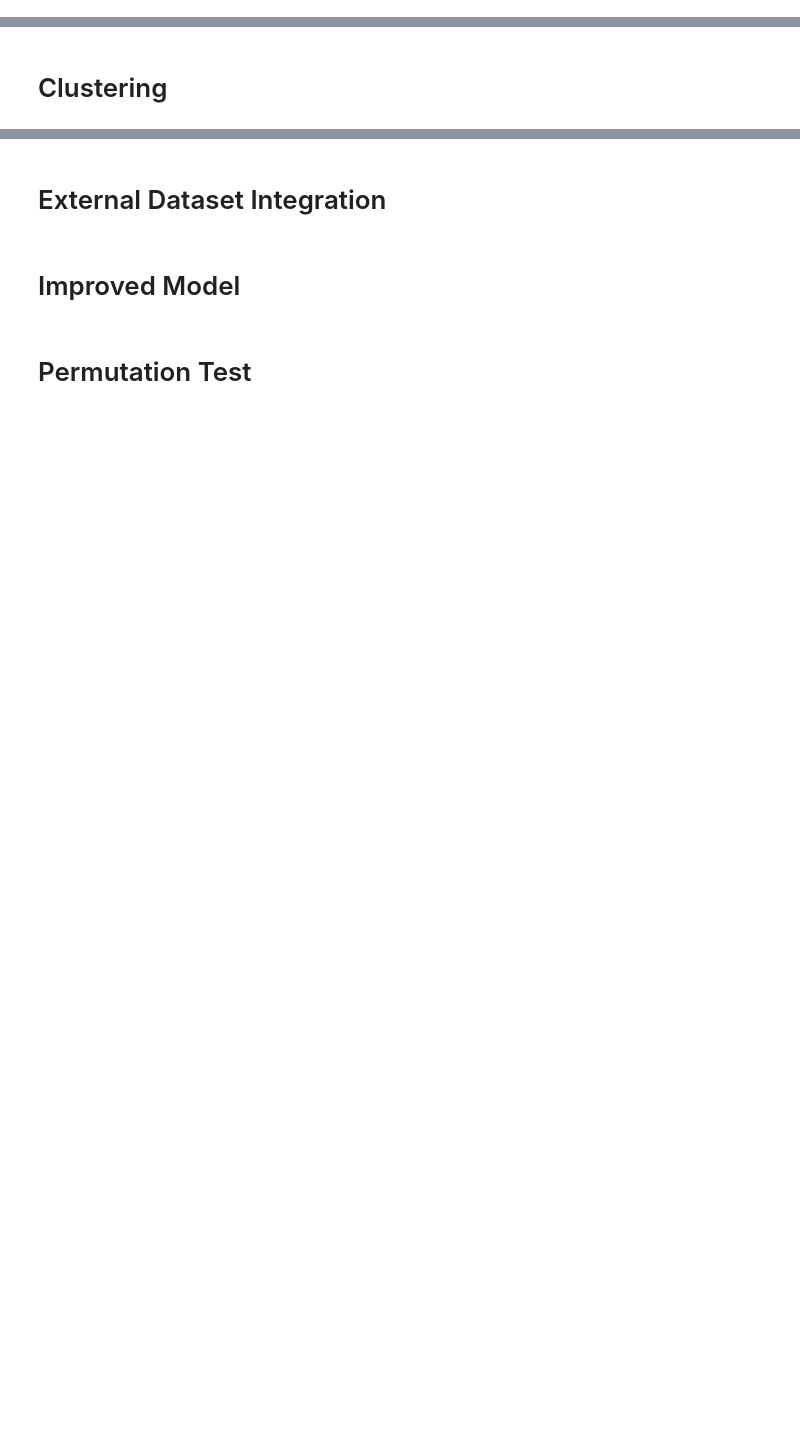
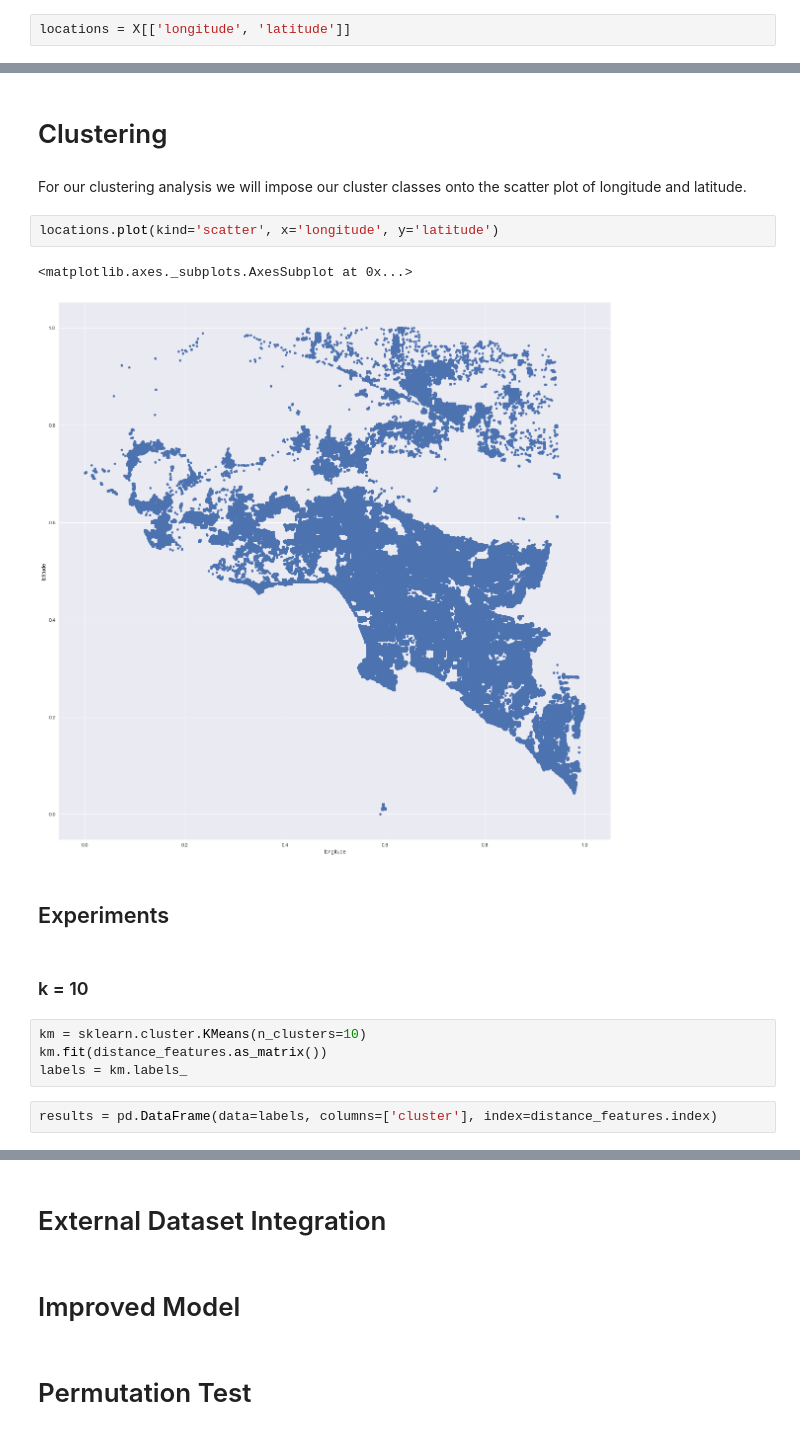
Before and after one commit to moduIo/Data-Science, a Jupyter notebook: HW3/HW3.ipynb, the cells around one changed output, grey strips where cells are left out. Cells and saved outputs as stored; diff of their text form; blank space fills up the shorter version.

Commit message:
Add clustering

```diff
--- a/HW3/HW3.ipynb
+++ b/HW3/HW3.ipynb
@@ -313 +315,3 @@ locations = X[['regionidcounty', 'regionidcity', 'regionidzip', 'regionidneighbo
+# %%
+locations = X[['longitude', 'latitude']]
 # %%
@@ -404,2 +392,19 @@ Unfortunately the dataset is far too large to plot fully, so we will have to hav
 # %% [markdown]
 # Clustering
+# %% [markdown]
+For our clustering analysis we will impose our cluster classes onto the scatter plot of longitude and latitude.
+# %%
+locations.plot(kind='scatter', x='longitude', y='latitude')
+# %% [output]
+<matplotlib.axes._subplots.AxesSubplot at 0x...>
+[figure, added]
+# %% [markdown]
+## Experiments
+# %% [markdown]
+### k = 10
+# %%
+km = sklearn.cluster.KMeans(n_clusters=10)
+km.fit(distance_features.as_matrix())
+labels = km.labels_
+# %%
+results = pd.DataFrame(data=labels, columns=['cluster'], index=distance_features.index)
```
Also changed, not shown: parts of 40 cells of this notebook.
